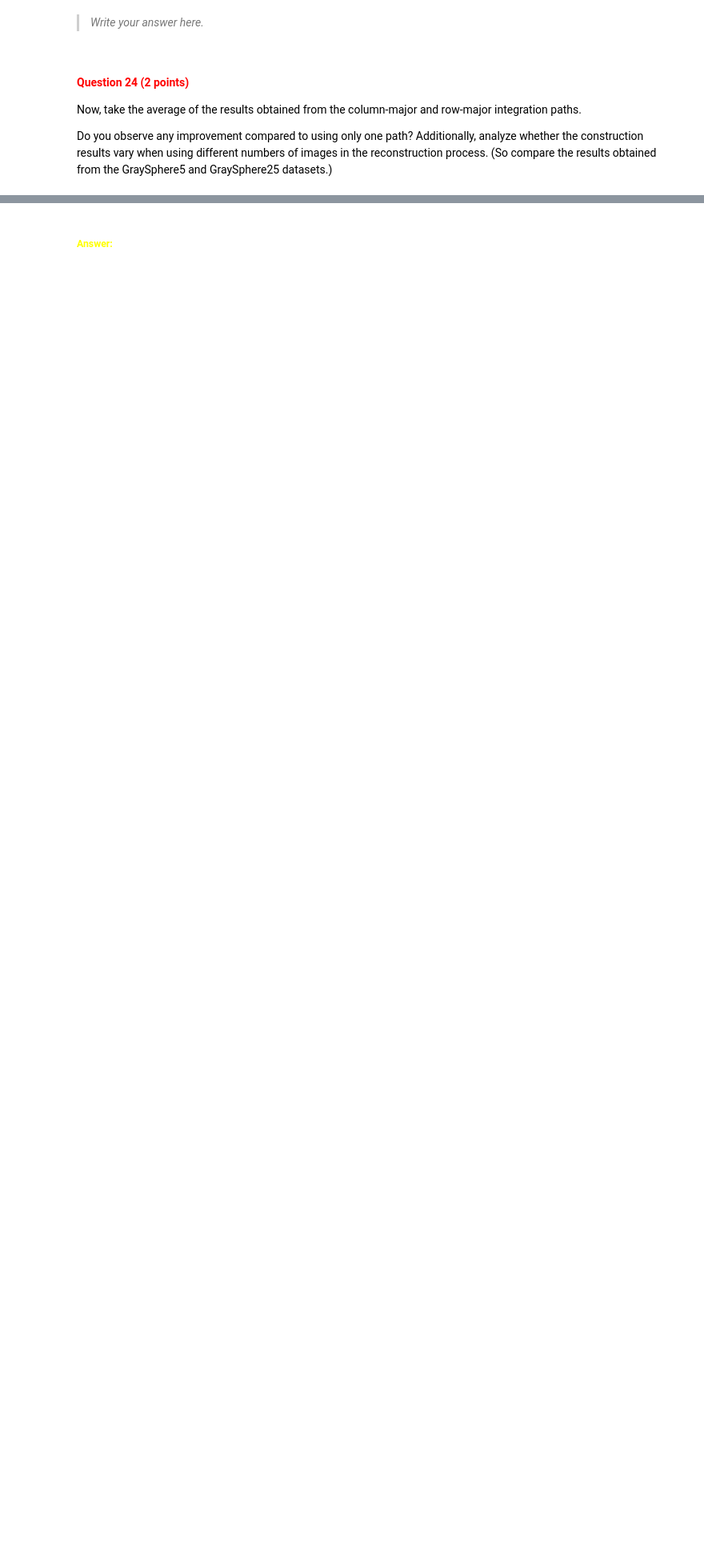
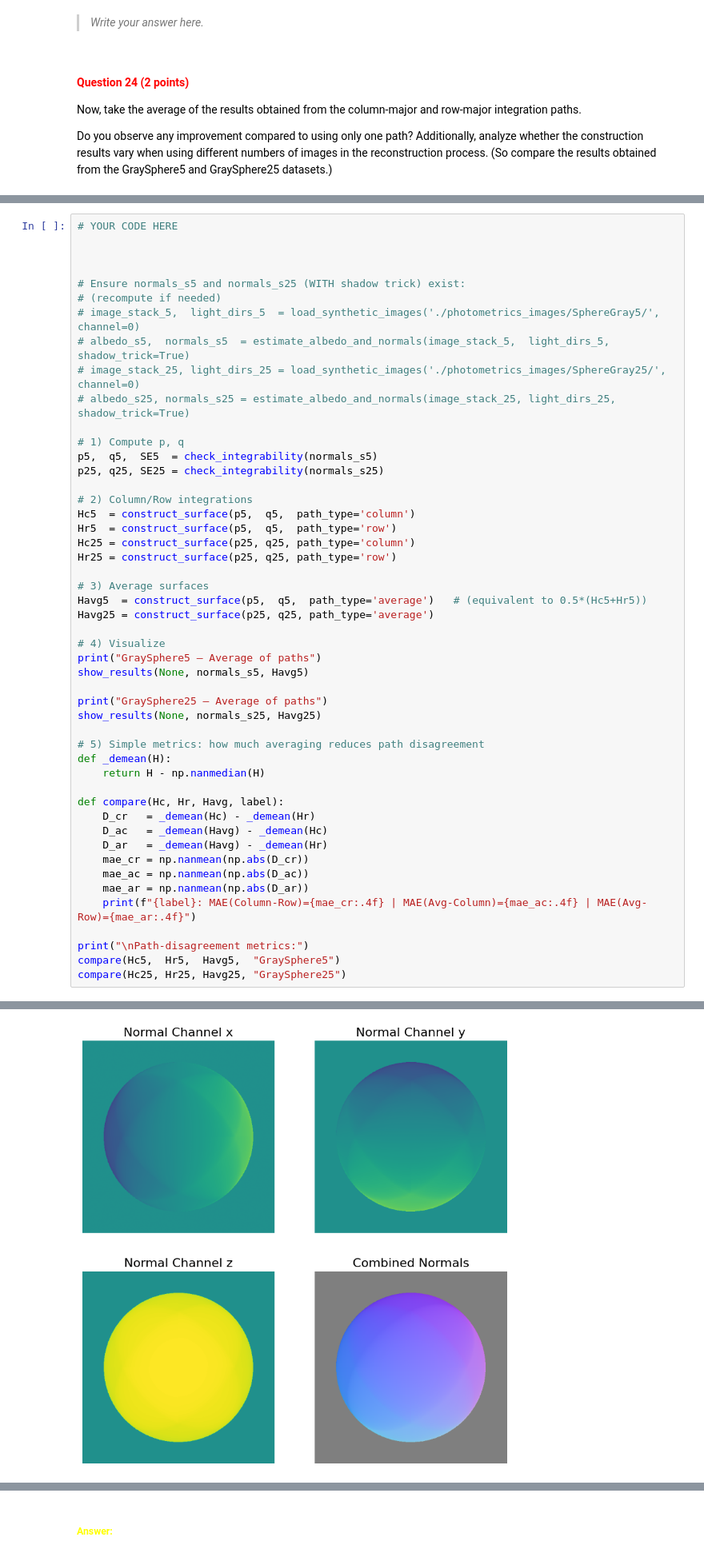
Before and after one commit to cc1528/cv1-lab-1, a Jupyter notebook: cv1-lab-1.ipynb, the cells around one changed output, grey strips where cells are left out. Shown at 80% size. Cells and saved outputs as stored; diff of their text form; blank space fills up the shorter version.

```diff
--- a/cv1-lab-1.ipynb
+++ b/cv1-lab-1.ipynb
@@ -1088,0 +1228,50 @@ Do you observe any improvement compared to using only one path? Additionally, an
+# %%
+# YOUR CODE HERE
+
+
+
+# Ensure normals_s5 and normals_s25 (WITH shadow trick) exist:
+# (recompute if needed)
+# image_stack_5,  light_dirs_5  = load_synthetic_images('./photometrics_images/SphereGray5/',  channel=0)
+# albedo_s5,  normals_s5  = estimate_albedo_and_normals(image_stack_5,  light_dirs_5,  shadow_trick=True)
+# image_stack_25, light_dirs_25 = load_synthetic_images('./photometrics_images/SphereGray25/', channel=0)
+# albedo_s25, normals_s25 = estimate_albedo_and_normals(image_stack_25, light_dirs_25, shadow_trick=True)
+
+# 1) Compute p, q
+p5,  q5,  SE5  = check_integrability(normals_s5)
+p25, q25, SE25 = check_integrability(normals_s25)
+
+# 2) Column/Row integrations
+Hc5  = construct_surface(p5,  q5,  path_type='column')
+Hr5  = construct_surface(p5,  q5,  path_type='row')
+Hc25 = construct_surface(p25, q25, path_type='column')
+Hr25 = construct_surface(p25, q25, path_type='row')
+
+# 3) Average surfaces
+Havg5  = construct_surface(p5,  q5,  path_type='average')   # (equivalent to 0.5*(Hc5+Hr5))
+Havg25 = construct_surface(p25, q25, path_type='average')
+
+# 4) Visualize
+print("GraySphere5 — Average of paths")
+show_results(None, normals_s5, Havg5)
+
+print("GraySphere25 — Average of paths")
+show_results(None, normals_s25, Havg25)
+
+# 5) Simple metrics: how much averaging reduces path disagreement
+def _demean(H):
+    return H - np.nanmedian(H)
+
+def compare(Hc, Hr, Havg, label):
+    D_cr   = _demean(Hc) - _demean(Hr)
+    D_ac   = _demean(Havg) - _demean(Hc)
+    D_ar   = _demean(Havg) - _demean(Hr)
+    mae_cr = np.nanmean(np.abs(D_cr))
+    mae_ac = np.nanmean(np.abs(D_ac))
+    mae_ar = np.nanmean(np.abs(D_ar))
+    print(f"{label}: MAE(Column-Row)={mae_cr:.4f} | MAE(Avg-Column)={mae_ac:.4f} | MAE(Avg-Row)={mae_ar:.4f}")
+
+print("\nPath-disagreement metrics:")
+compare(Hc5,  Hr5,  Havg5,  "GraySphere5")
+compare(Hc25, Hr25, Havg25, "GraySphere25")
+# %% [output]
@@ -1088,0 +1279 @@ Do you observe any improvement compared to using only one path? Additionally, an
+[figure, added]
```
Also changed, not shown: parts of 15 cells of this notebook.
